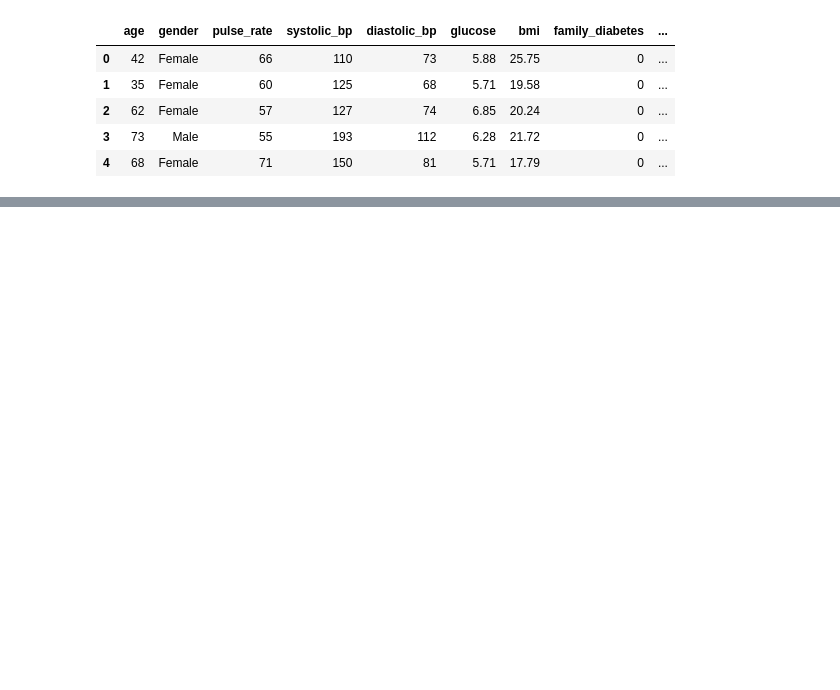
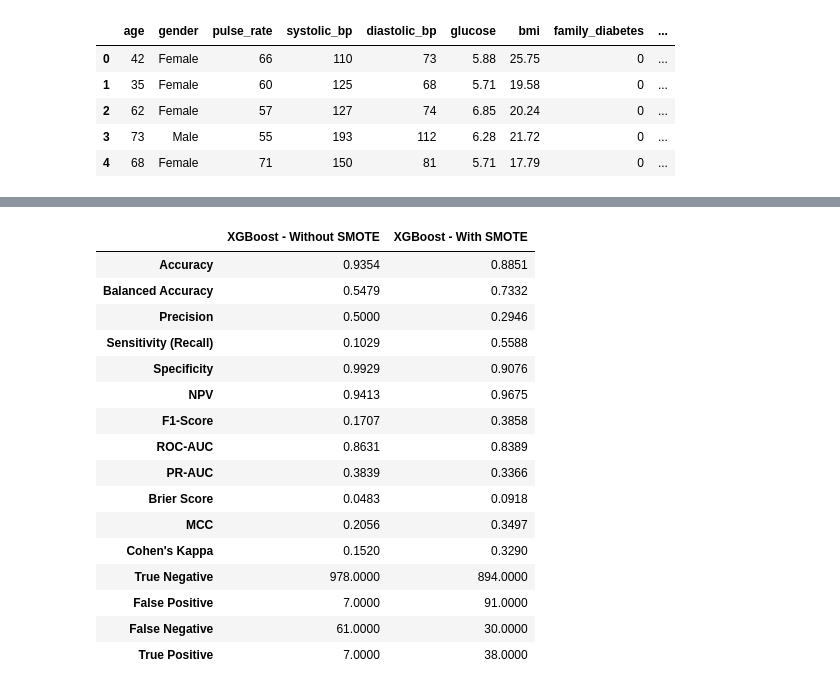
Before and after one commit to habib33-3/diabetes-detection-system, a Jupyter notebook: diadb-training/03-xg-boost.ipynb, the cells around one changed output, grey strips where cells are left out. Cells and saved outputs as stored; diff of their text form; code cells hidden in the pictures; blank space fills up the shorter version.

```diff
--- a/diadb-training/03-xg-boost.ipynb
+++ b/diadb-training/03-xg-boost.ipynb
@@ -208,0 +229,8 @@ evaluate_classifiers(models, X_test, y_test)
+# %%
+baseline_without_smote.fit(X_train, y_train)
+baseline_results = evaluate_classifiers(
+    {"XGBoost - Baseline (Without SMOTE)": baseline_without_smote},
+    X_test,
+    y_test,
+)
+baseline_results
@@ -208,0 +404,28 @@ evaluate_classifiers(models, X_test, y_test)
+# %%
+from sklearn.metrics import classification_report
+
+models = {
+    "XGBoost - Without SMOTE": best_without_smote,
+    "XGBoost - With SMOTE": best_with_smote,
+}
+
+evaluation_results = evaluate_classifiers(models, X_test, y_test)
+evaluation_results
+# %% [output]
+|  | XGBoost - Without SMOTE | XGBoost - With SMOTE |
+| Accuracy | 0.9354 | 0.8851 |
+| Balanced Accuracy | 0.5479 | 0.7332 |
+| Precision | 0.5000 | 0.2946 |
+| Sensitivity (Recall) | 0.1029 | 0.5588 |
+| Specificity | 0.9929 | 0.9076 |
+| NPV | 0.9413 | 0.9675 |
+| F1-Score | 0.1707 | 0.3858 |
+| ROC-AUC | 0.8631 | 0.8389 |
+| PR-AUC | 0.3839 | 0.3366 |
+| Brier Score | 0.0483 | 0.0918 |
+| MCC | 0.2056 | 0.3497 |
+| Cohen's Kappa | 0.1520 | 0.3290 |
+| True Negative | 978.0000 | 894.0000 |
+| False Positive | 7.0000 | 91.0000 |
+| False Negative | 61.0000 | 30.0000 |
+| True Positive | 7.0000 | 38.0000 |
```
Also changed, not shown: parts of 44 cells of this notebook, 4 other files.
